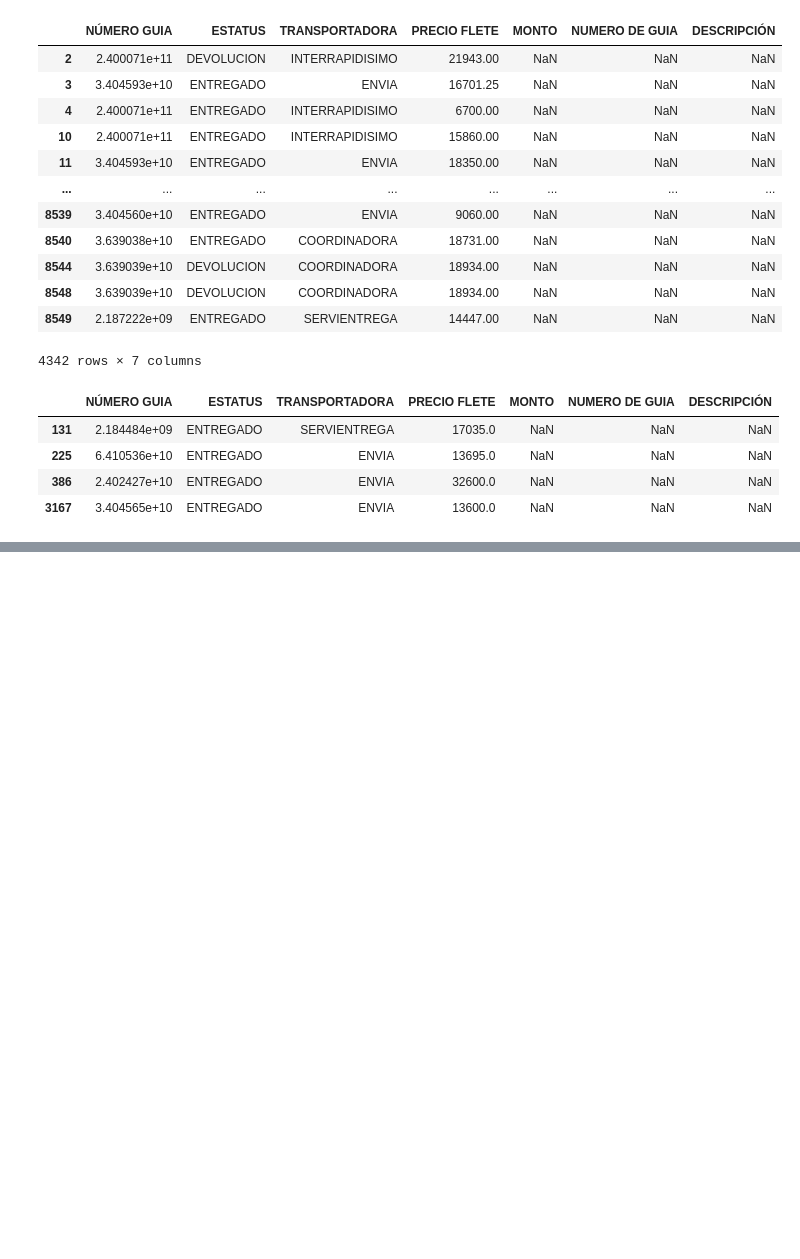
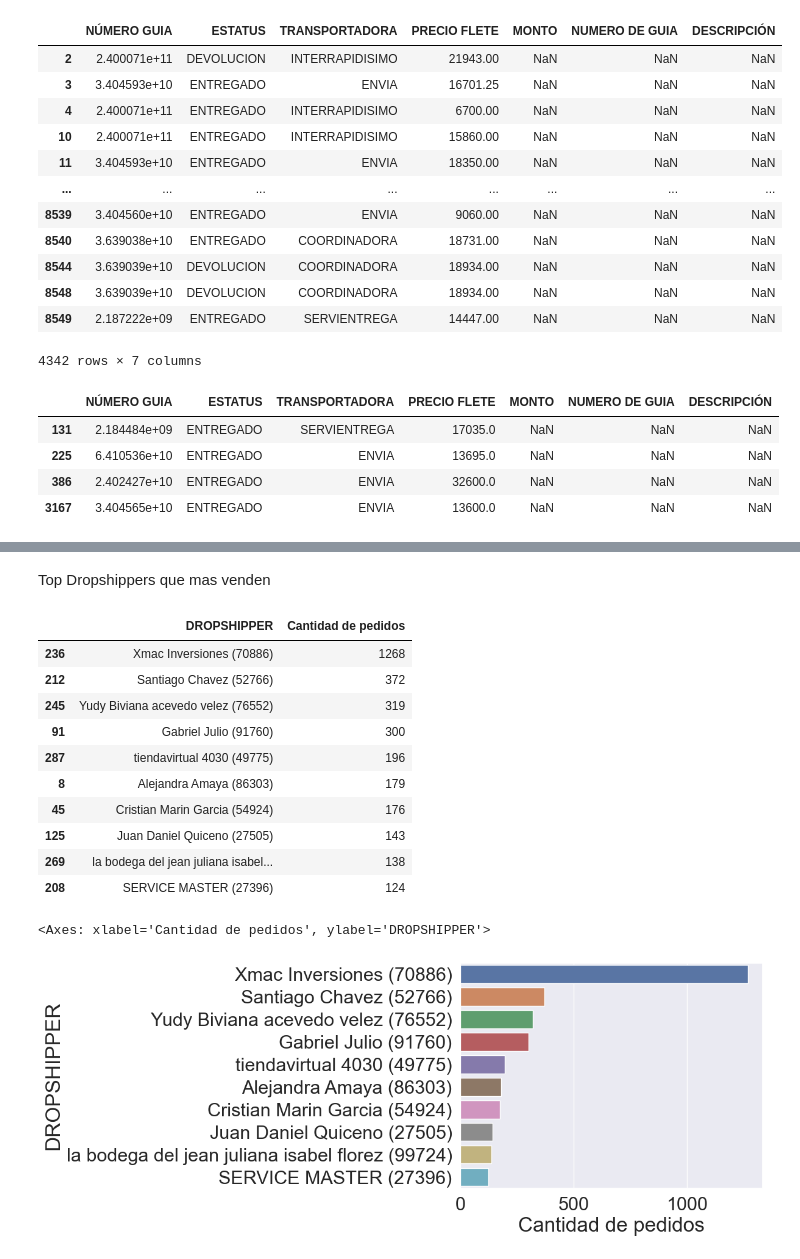
Before and after one commit to NiengLee/SeventyBlock-oct2023, a Jupyter notebook: 70BlockOct.ipynb, the cells around one changed output, grey strips where cells are left out. Cells and saved outputs as stored; diff of their text form; code cells hidden in the pictures; blank space fills up the shorter version.

```diff
--- a/70BlockOct.ipynb
+++ b/70BlockOct.ipynb
@@ -151,0 +183,24 @@ display(sinPagarLog)
+# %% [markdown]
+Top Dropshippers que mas venden
+# %%
+TopDropshippers = adminOrigenLimpio.groupby('DROPSHIPPER')['ESTATUS'].count().reset_index()
+TopDropshippers = TopDropshippers[TopDropshippers['DROPSHIPPER'] != 'Comercial Seventy Block (42416)']
+TopDropshippers = TopDropshippers.rename(columns= {'ESTATUS' : 'Cantidad de pedidos'})
+TopDropshippers = TopDropshippers.nlargest(10, 'Cantidad de pedidos')
+display(TopDropshippers)
+
+sns.barplot(y='DROPSHIPPER', x='Cantidad de pedidos', data=TopDropshippers, orient='h')
+# %% [output]
+|  | DROPSHIPPER | Cantidad de pedidos |
+| 236 | Xmac Inversiones (70886) | 1268 |
+| 212 | Santiago Chavez (52766) | 372 |
+| 245 | Yudy Biviana acevedo velez (76552) | 319 |
+| 91 | Gabriel Julio (91760) | 300 |
+| 287 | tiendavirtual 4030 (49775) | 196 |
+| 8 | Alejandra Amaya (86303) | 179 |
+| 45 | Cristian Marin Garcia (54924) | 176 |
+| 125 | Juan Daniel Quiceno (27505) | 143 |
+| 269 | la bodega del jean juliana isabel... | 138 |
+| 208 | SERVICE MASTER (27396) | 124 |
+<Axes: xlabel='Cantidad de pedidos', ylabel='DROPSHIPPER'>
+[figure, added]
```
Also changed, not shown: parts of 5 cells of this notebook.
